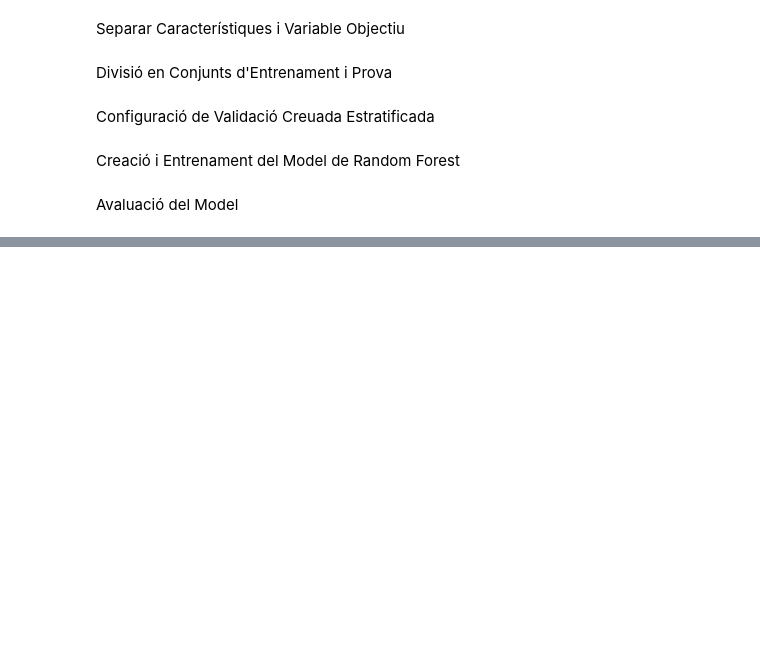
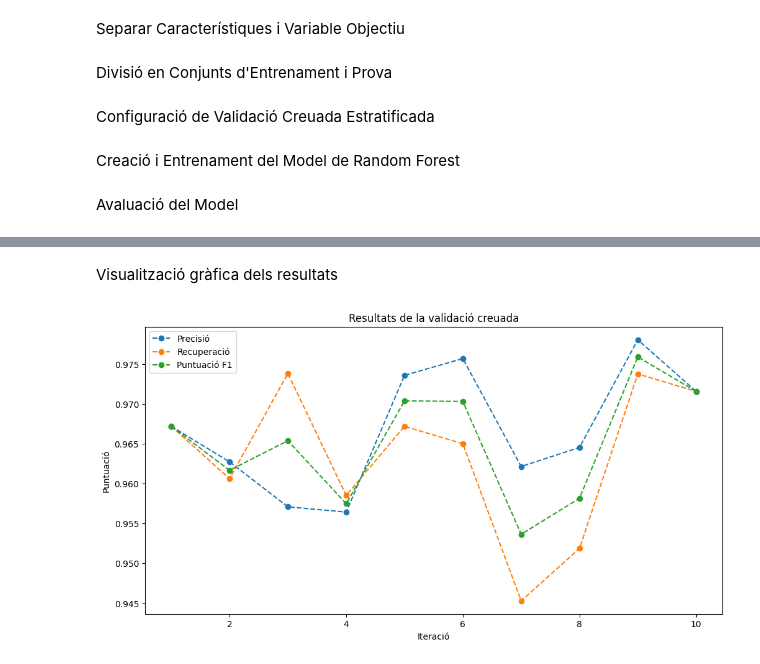
Before and after one commit to ericfly02/MIDA-project, a Jupyter notebook: phishing.ipynb, the cells around one changed output, grey strips where cells are left out. Drawn from its saved outputs; the diff is of its cells as text; code cells hidden in the pictures; blank space fills up the shorter version.

```diff
--- a/phishing.ipynb
+++ b/phishing.ipynb
@@ -393,0 +378,15 @@ Puntuació F1 mitjana: 0.9651562296672234
+# %% [markdown]
+Visualització gràfica dels resultats
+# %%
+# Visualitzacó dels resultats
+plt.figure(figsize=(12, 6))
+plt.plot(range(1, 11), precision, marker='o', linestyle='--', label='Precisió')
+plt.plot(range(1, 11), recall, marker='o', linestyle='--', label='Recuperació')
+plt.plot(range(1, 11), f1_score, marker='o', linestyle='--', label='Puntuació F1')
+plt.xlabel('Iteració')
+plt.ylabel('Puntuació')
+plt.title('Resultats de la validació creuada')
+plt.legend()
+plt.show()
+# %% [output]
+[figure, added]
```
Also changed, not shown: parts of 3 cells of this notebook, 2 other files.
